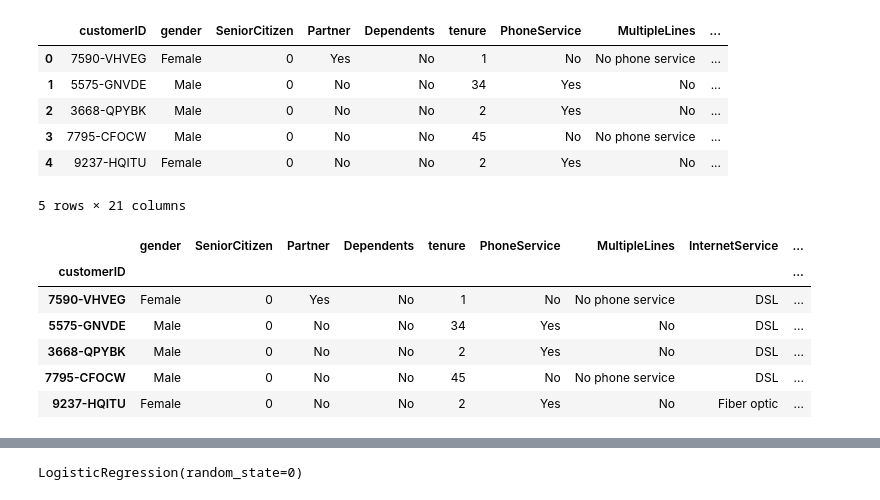
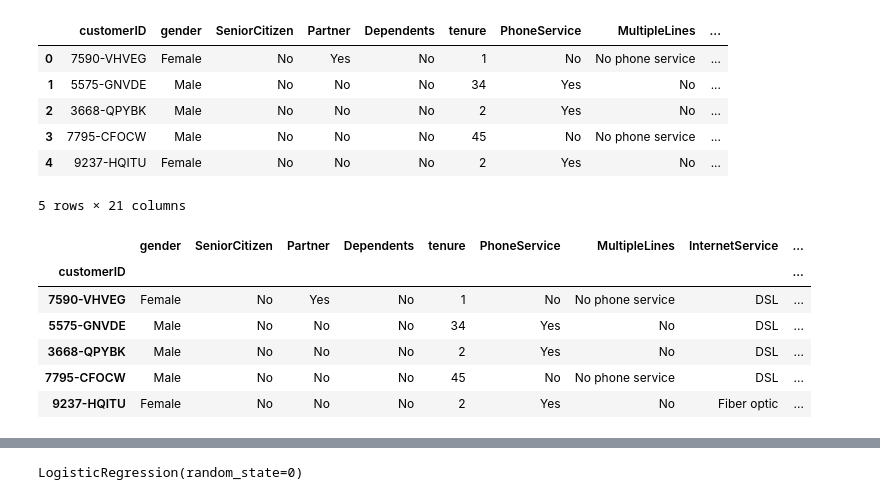
Before and after one commit to FarhadZafari/customer-churn-analysis, a Jupyter notebook: customer-churn-analysis.ipynb, the cells around one changed output, grey strips where cells are left out. Cells and saved outputs as stored; diff of their text form; code cells hidden in the pictures.

```diff
--- a/customer-churn-analysis.ipynb
+++ b/customer-churn-analysis.ipynb
@@ -45,14 +45,15 @@ def radarplot(df, norm_max=False):
 # %%
 # Load the dataset
 data = pd.read_csv("BP_DS_Challenge.csv")
+data["SeniorCitizen"].replace({0: "No", 1: "Yes"}, inplace=True)
 data[:5]
 # %% [output]
 |  | customerID | gender | SeniorCitizen | Partner | Dependents | tenure | PhoneService | MultipleLines | ... |
-| 0 | 7590-VHVEG | Female | 0 | Yes | No | 1 | No | No phone service | ... |
-| 1 | 5575-GNVDE | Male | 0 | No | No | 34 | Yes | No | ... |
-| 2 | 3668-QPYBK | Male | 0 | No | No | 2 | Yes | No | ... |
-| 3 | 7795-CFOCW | Male | 0 | No | No | 45 | No | No phone service | ... |
-| 4 | 9237-HQITU | Female | 0 | No | No | 2 | Yes | No | ... |
+| 0 | 7590-VHVEG | Female | No | Yes | No | 1 | No | No phone service | ... |
+| 1 | 5575-GNVDE | Male | No | No | No | 34 | Yes | No | ... |
+| 2 | 3668-QPYBK | Male | No | No | No | 2 | Yes | No | ... |
+| 3 | 7795-CFOCW | Male | No | No | No | 45 | No | No phone service | ... |
+| 4 | 9237-HQITU | Female | No | No | No | 2 | Yes | No | ... |
 5 rows × 21 columns
 # %%
 # Dataset cleaning
@@ -66,8 +67,8 @@ data[:5]
 # %% [output]
 |  | gender | SeniorCitizen | Partner | Dependents | tenure | PhoneService | MultipleLines | InternetService | ... |
 | customerID |  |  |  |  |  |  |  |  | ... |
-| 7590-VHVEG | Female | 0 | Yes | No | 1 | No | No phone service | DSL | ... |
-| 5575-GNVDE | Male | 0 | No | No | 34 | Yes | No | DSL | ... |
-| 3668-QPYBK | Male | 0 | No | No | 2 | Yes | No | DSL | ... |
-| 7795-CFOCW | Male | 0 | No | No | 45 | No | No phone service | DSL | ... |
-| 9237-HQITU | Female | 0 | No | No | 2 | Yes | No | Fiber optic | ... |
+| 7590-VHVEG | Female | No | Yes | No | 1 | No | No phone service | DSL | ... |
+| 5575-GNVDE | Male | No | No | No | 34 | Yes | No | DSL | ... |
+| 3668-QPYBK | Male | No | No | No | 2 | Yes | No | DSL | ... |
+| 7795-CFOCW | Male | No | No | No | 45 | No | No phone service | DSL | ... |
+| 9237-HQITU | Female | No | No | No | 2 | Yes | No | Fiber optic | ... |
```
Also changed, not shown: parts of 22 cells of this notebook.
